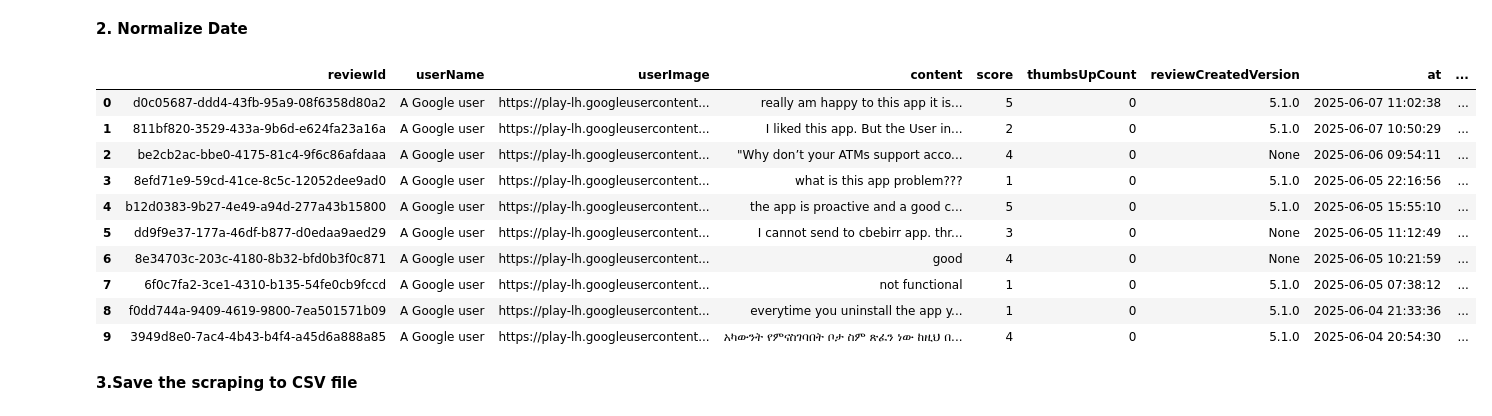
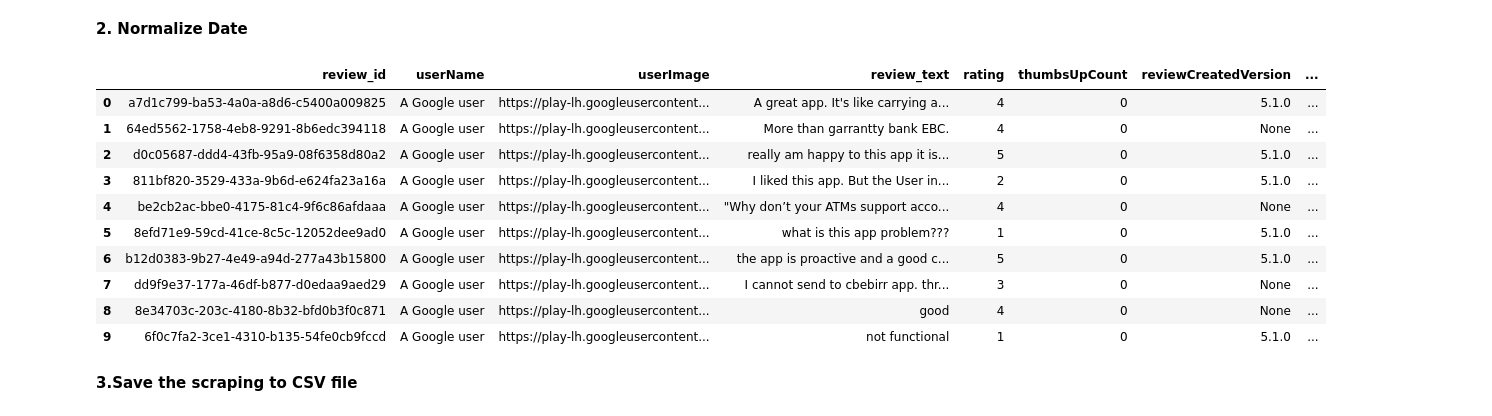
Before and after one commit to nanecha/Bank-Reviews-Analysis, a Jupyter notebook: notebookes/web_scraping_preprocessing.ipynb, the cells around one changed output. Cells and saved outputs as stored; diff of their text form; code cells hidden in the pictures.

```diff
--- a/notebookes/web_scraping_preprocessing.ipynb
+++ b/notebookes/web_scraping_preprocessing.ipynb
@@ -26,9 +39,10 @@ all_reviews = []
 # %% [markdown]
 **1. Collecting individual bank Reviews**
 # %%
-#
+# Function to fetch reviews for each bank app
+def fetch_reviews():
 for bank in banks:
-    try:
+     try:
         reviews = reviews_all(
             app_id=bank,
             sleep_milliseconds=0,
@@ -36,27 +50,40 @@ for bank in banks:
             country='us'
         )
         all_reviews.extend(reviews[:400])
-    except Exception as e:
+     except Exception as e:
         print(f"Error fetching {bank}: {e}")
+        #print lenghth of all_reviews
+        print(f"Total reviews fetched so far: {len(all_reviews)}")
+        return all_reviews
 # %% [markdown]
 **2. Normalize Date**
 # %%
+# normalize the data
 df=pd.DataFrame(all_reviews)
 # Convert 'at' column to datetime
 df['at'] = pd.to_datetime(df['at'], unit='ms')
+
+#rename columns
+df.rename(columns={
+    'content': 'review_text',
+    'score': 'rating',
+    'at': 'review_date',
+    'reviewId': 'review_id',
+    'userName': 'userName'
+}, inplace=True)
 df.head(10)
 # %% [output]
-|  | reviewId | userName | userImage | content | score | thumbsUpCount | reviewCreatedVersion | at | ... |
-| 0 | d0c05687-ddd4-43fb-95a9-08f6358d80a2 | A Google user | https://play-lh.googleusercontent... | really am happy to this app it is... | 5 | 0 | 5.1.0 | 2025-06-07 11:02:38 | ... |
-| 1 | 811bf820-3529-433a-9b6d-e624fa23a16a | A Google user | https://play-lh.googleusercontent... | I liked this app. But the User in... | 2 | 0 | 5.1.0 | 2025-06-07 10:50:29 | ... |
-| 2 | be2cb2ac-bbe0-4175-81c4-9f6c86afdaaa | A Google user | https://play-lh.googleusercontent... | "Why don’t your ATMs support acco... | 4 | 0 | None | 2025-06-06 09:54:11 | ... |
-| 3 | 8efd71e9-59cd-41ce-8c5c-12052dee9ad0 | A Google user | https://play-lh.googleusercontent... | what is this app problem??? | 1 | 0 | 5.1.0 | 2025-06-05 22:16:56 | ... |
-| 4 | b12d0383-9b27-4e49-a94d-277a43b15800 | A Google user | https://play-lh.googleusercontent... | the app is proactive and a good c... | 5 | 0 | 5.1.0 | 2025-06-05 15:55:10 | ... |
-| 5 | dd9f9e37-177a-46df-b877-d0edaa9aed29 | A Google user | https://play-lh.googleusercontent... | I cannot send to cbebirr app. thr... | 3 | 0 | None | 2025-06-05 11:12:49 | ... |
-| 6 | 8e34703c-203c-4180-8b32-bfd0b3f0c871 | A Google user | https://play-lh.googleusercontent... | good | 4 | 0 | None | 2025-06-05 10:21:59 | ... |
-| 7 | 6f0c7fa2-3ce1-4310-b135-54fe0cb9fccd | A Google user | https://play-lh.googleusercontent... | not functional | 1 | 0 | 5.1.0 | 2025-06-05 07:38:12 | ... |
-| 8 | f0dd744a-9409-4619-9800-7ea501571b09 | A Google user | https://play-lh.googleusercontent... | everytime you uninstall the app y... | 1 | 0 | 5.1.0 | 2025-06-04 21:33:36 | ... |
-| 9 | 3949d8e0-7ac4-4b43-b4f4-a45d6a888a85 | A Google user | https://play-lh.googleusercontent... | አካውንት የምናስገባበት ቦታ ስም ጽፈን ነው ከዚህ በ... | 4 | 0 | 5.1.0 | 2025-06-04 20:54:30 | ... |
+|  | review_id | userName | userImage | review_text | rating | thumbsUpCount | reviewCreatedVersion | ... |
+| 0 | a7d1c799-ba53-4a0a-a8d6-c5400a009825 | A Google user | https://play-lh.googleusercontent... | A great app. It's like carrying a... | 4 | 0 | 5.1.0 | ... |
+| 1 | 64ed5562-1758-4eb8-9291-8b6edc394118 | A Google user | https://play-lh.googleusercontent... | More than garrantty bank EBC. | 4 | 0 | None | ... |
+| 2 | d0c05687-ddd4-43fb-95a9-08f6358d80a2 | A Google user | https://play-lh.googleusercontent... | really am happy to this app it is... | 5 | 0 | 5.1.0 | ... |
+| 3 | 811bf820-3529-433a-9b6d-e624fa23a16a | A Google user | https://play-lh.googleusercontent... | I liked this app. But the User in... | 2 | 0 | 5.1.0 | ... |
+| 4 | be2cb2ac-bbe0-4175-81c4-9f6c86afdaaa | A Google user | https://play-lh.googleusercontent... | "Why don’t your ATMs support acco... | 4 | 0 | None | ... |
+| 5 | 8efd71e9-59cd-41ce-8c5c-12052dee9ad0 | A Google user | https://play-lh.googleusercontent... | what is this app problem??? | 1 | 0 | 5.1.0 | ... |
+| 6 | b12d0383-9b27-4e49-a94d-277a43b15800 | A Google user | https://play-lh.googleusercontent... | the app is proactive and a good c... | 5 | 0 | 5.1.0 | ... |
+| 7 | dd9f9e37-177a-46df-b877-d0edaa9aed29 | A Google user | https://play-lh.googleusercontent... | I cannot send to cbebirr app. thr... | 3 | 0 | None | ... |
+| 8 | 8e34703c-203c-4180-8b32-bfd0b3f0c871 | A Google user | https://play-lh.googleusercontent... | good | 4 | 0 | None | ... |
+| 9 | 6f0c7fa2-3ce1-4310-b135-54fe0cb9fccd | A Google user | https://play-lh.googleusercontent... | not functional | 1 | 0 | 5.1.0 | ... |
 # %% [markdown]
 **3.Save the scraping to CSV file**
 # %%
```
Also changed, not shown: parts of 24 cells of this notebook, 1 other file.
